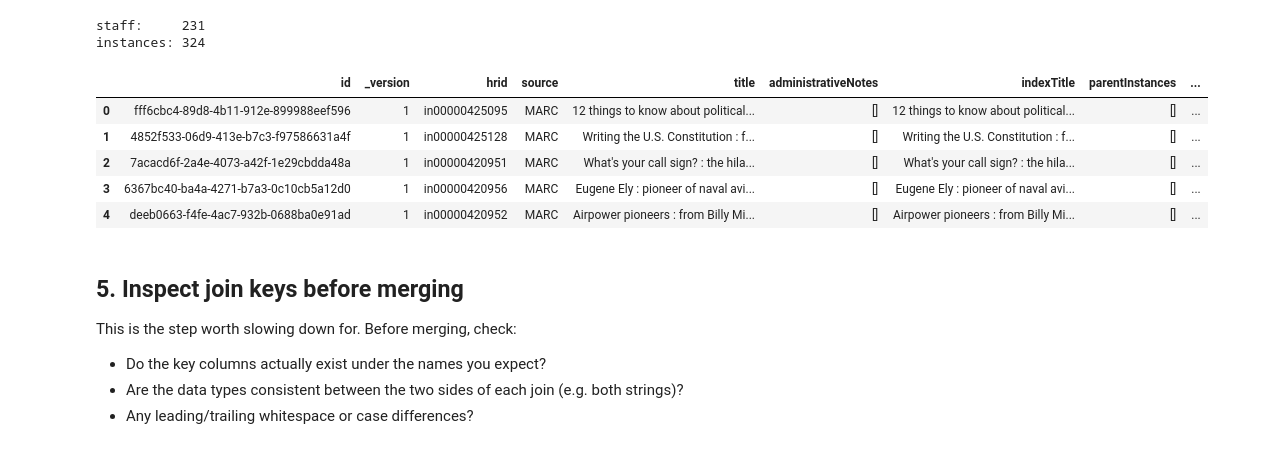
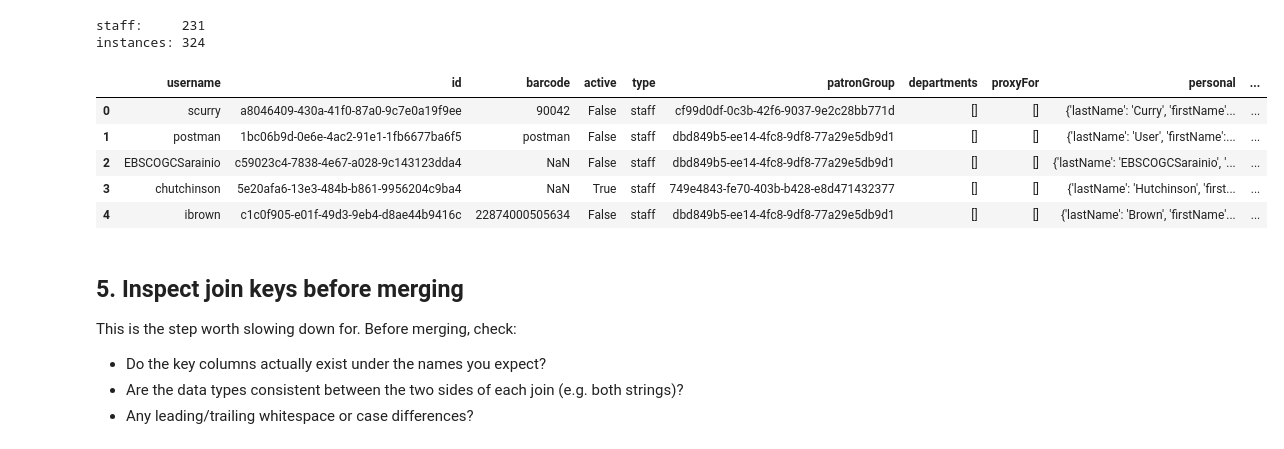
Before and after one commit to ChristineMcClureEBSCO/Intro-to-FOLIO-APIS---Jupyter-Notebooks, a Jupyter notebook: instance records creation stats.ipynb, the cells around one changed output. Saved outputs shown, nothing was run; the diff lists cells and outputs as text; code cells hidden in the pictures.

Commit message:
Update instance records creation stats.ipynb
summary worked.

```diff
--- a/instance records creation stats.ipynb
+++ b/instance records creation stats.ipynb
@@ -108,17 +108,17 @@ print(f"instances: {len(instances_raw)}")
 staff:     231
 instances: 324
 # %%
-# staff_df    = pd.DataFrame(staff_raw)
-# staff_df.head()
-instances_df   = pd.DataFrame(instances_raw)
-instances_df.head()
+staff_df    = pd.DataFrame(staff_raw)
+staff_df.head()
+# instances_df   = pd.DataFrame(instances_raw)
+# instances_df.head()
 # %% [output]
-|  | id | _version | hrid | source | title | administrativeNotes | indexTitle | parentInstances | ... |
-| 0 | fff6cbc4-89d8-4b11-912e-899988eef596 | 1 | in00000425095 | MARC | 12 things to know about political... | [] | 12 things to know about political... | [] | ... |
-| 1 | 4852f533-06d9-413e-b7c3-f97586631a4f | 1 | in00000425128 | MARC | Writing the U.S. Constitution : f... | [] | Writing the U.S. Constitution : f... | [] | ... |
-| 2 | 7acacd6f-2a4e-4073-a42f-1e29cbdda48a | 1 | in00000420951 | MARC | What's your call sign? : the hila... | [] | What's your call sign? : the hila... | [] | ... |
-| 3 | 6367bc40-ba4a-4271-b7a3-0c10cb5a12d0 | 1 | in00000420956 | MARC | Eugene Ely : pioneer of naval avi... | [] | Eugene Ely : pioneer of naval avi... | [] | ... |
-| 4 | deeb0663-f4fe-4ac7-932b-0688ba0e91ad | 1 | in00000420952 | MARC | Airpower pioneers : from Billy Mi... | [] | Airpower pioneers : from Billy Mi... | [] | ... |
+|  | username | id | barcode | active | type | patronGroup | departments | proxyFor | personal | ... |
+| 0 | scurry | a8046409-430a-41f0-87a0-9c7e0a19f9ee | 90042 | False | staff | cf99d0df-0c3b-42f6-9037-9e2c28bb771d | [] | [] | {'lastName': 'Curry', 'firstName'... | ... |
+| 1 | postman | 1bc06b9d-0e6e-4ac2-91e1-1fb6677ba6f5 | postman | False | staff | dbd849b5-ee14-4fc8-9df8-77a29e5db9d1 | [] | [] | {'lastName': 'User', 'firstName':... | ... |
+| 2 | EBSCOGCSarainio | c59023c4-7838-4e67-a028-9c143123dda4 | NaN | False | staff | dbd849b5-ee14-4fc8-9df8-77a29e5db9d1 | [] | [] | {'lastName': 'EBSCOGCSarainio', '... | ... |
+| 3 | chutchinson | 5e20afa6-13e3-484b-b861-9956204c9ba4 | NaN | True | staff | 749e4843-fe70-403b-b428-e8d471432377 | [] | [] | {'lastName': 'Hutchinson', 'first... | ... |
+| 4 | ibrown | c1c0f905-e01f-49d3-9eb4-d8ae44b9416c | 22874000505634 | False | staff | dbd849b5-ee14-4fc8-9df8-77a29e5db9d1 | [] | [] | {'lastName': 'Brown', 'firstName'... | ... |
 # %% [markdown]
 ## 5. Inspect join keys before merging
 
```
Also changed, not shown: parts of 2 cells of this notebook.
